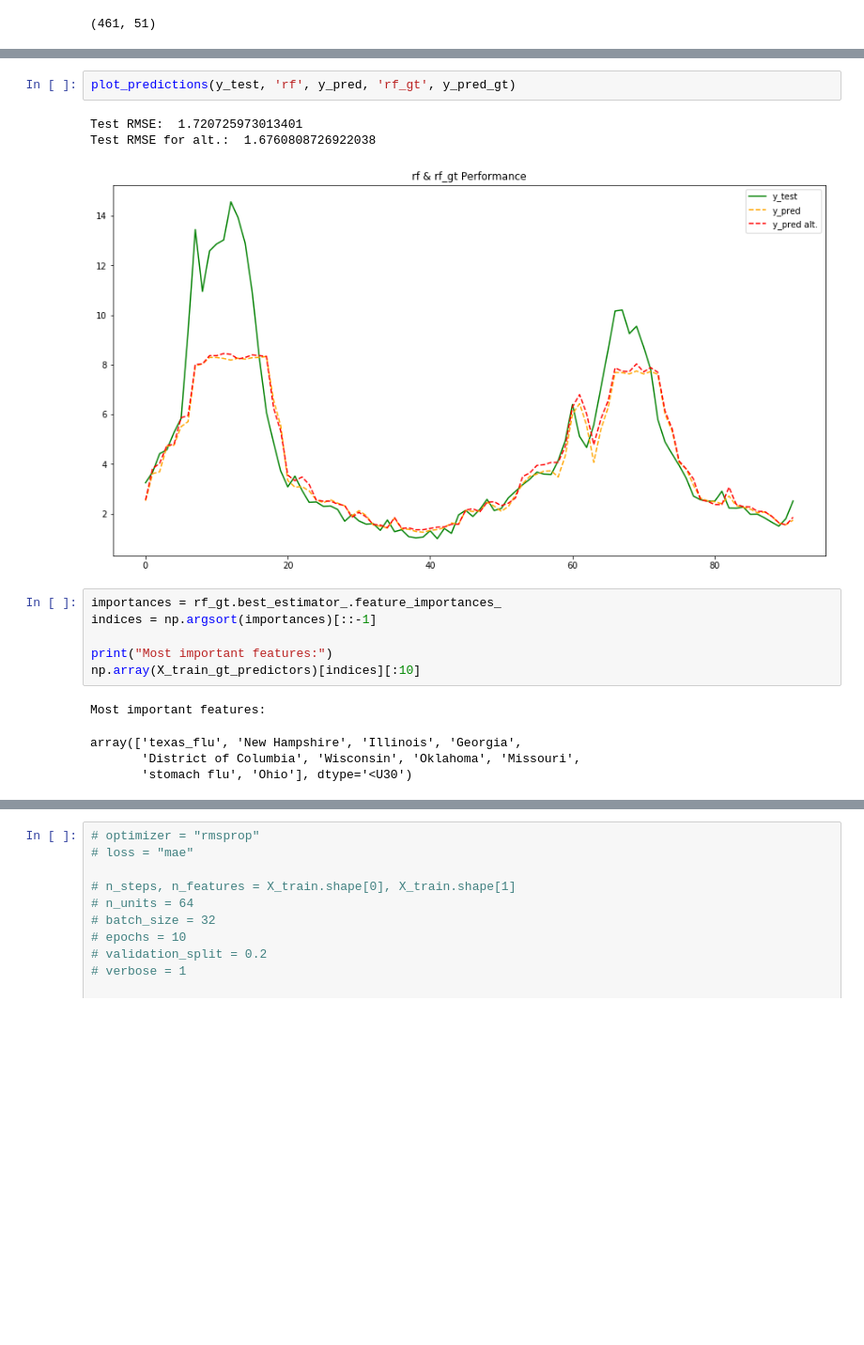
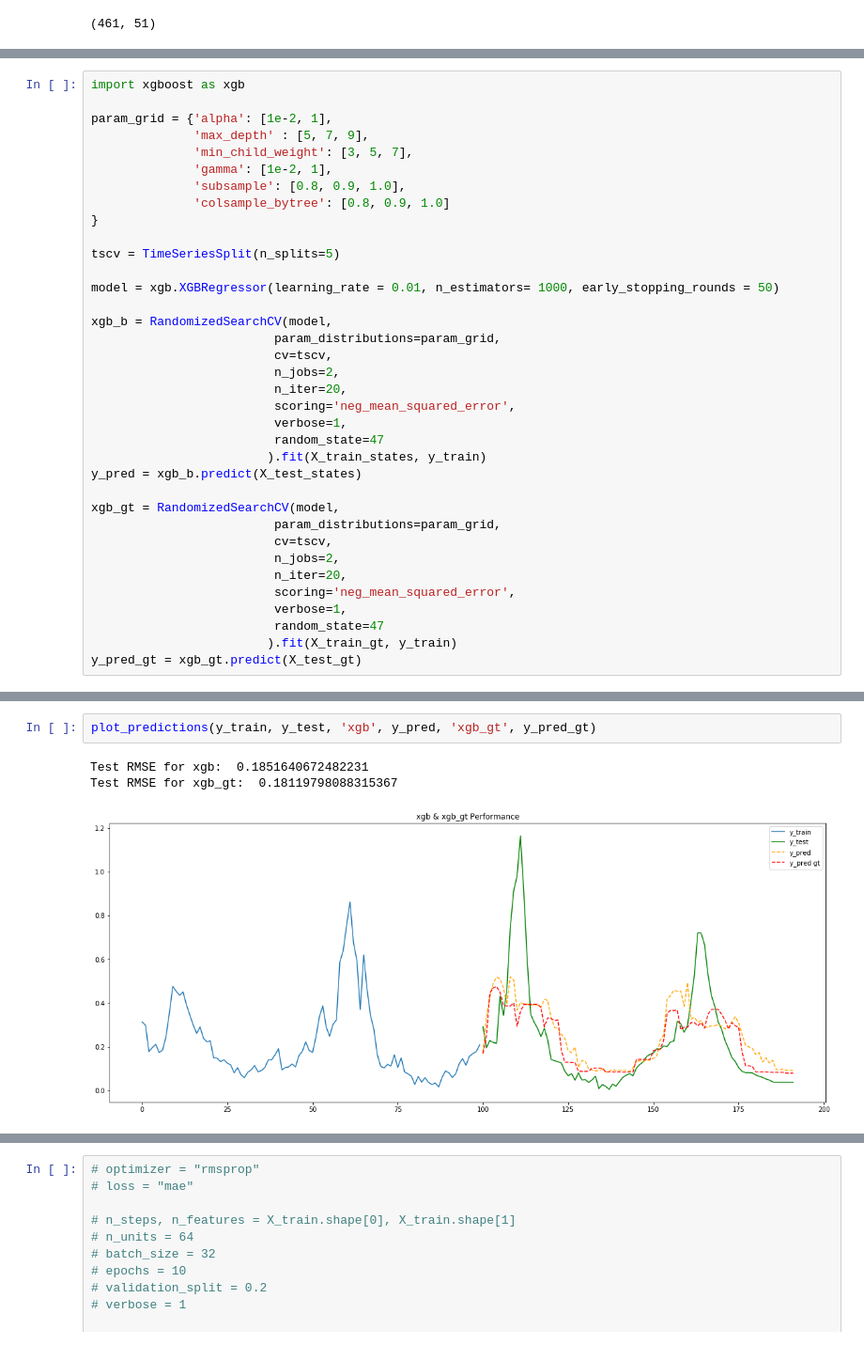
Before and after one commit to FiveSixSenvenEight/109B_flu_prediction, a Jupyter notebook: 02-analysis/01-ZXU.ipynb, the cells around one changed output, grey strips where cells are left out. Shown at 94% size. Drawn from its saved outputs; the diff is of its cells as text; blank space fills up the shorter version.

```diff
--- a/02-analysis/01-ZXU.ipynb
+++ b/02-analysis/01-ZXU.ipynb
@@ -102,0 +244,36 @@ plot_predictions(y_test, 'rf', y_pred, 'rf_gt', y_pred_gt)
+# %%
+import xgboost as xgb
+
+param_grid = {'alpha': [1e-2, 1],
+              'max_depth' : [5, 7, 9],
+              'min_child_weight': [3, 5, 7],
+              'gamma': [1e-2, 1],
+              'subsample': [0.8, 0.9, 1.0],
+              'colsample_bytree': [0.8, 0.9, 1.0]
+}
+
+tscv = TimeSeriesSplit(n_splits=5)
+
+model = xgb.XGBRegressor(learning_rate = 0.01, n_estimators= 1000, early_stopping_rounds = 50)
+
+xgb_b = RandomizedSearchCV(model,
+                         param_distributions=param_grid,
+                         cv=tscv,
+                         n_jobs=2,
+                         n_iter=20,
+                         scoring='neg_mean_squared_error',
+                         verbose=1,
+                         random_state=47
+                        ).fit(X_train_states, y_train)
+y_pred = xgb_b.predict(X_test_states)
+
+xgb_gt = RandomizedSearchCV(model,
+                         param_distributions=param_grid,
+                         cv=tscv,
+                         n_jobs=2,
+                         n_iter=20,
+                         scoring='neg_mean_squared_error',
+                         verbose=1,
+                         random_state=47
+                        ).fit(X_train_gt, y_train)
+y_pred_gt = xgb_gt.predict(X_test_gt)
@@ -103,17 +289,6 @@ plot_predictions(y_test, 'rf', y_pred, 'rf_gt', y_pred_gt)
 # %%
-plot_predictions(y_test, 'rf', y_pred, 'rf_gt', y_pred_gt)
+plot_predictions(y_train, y_test, 'xgb', y_pred, 'xgb_gt', y_pred_gt)
 # %% [output]
-Test RMSE:  1.720725973013401
-Test RMSE for alt.:  1.6760808726922038
+Test RMSE for xgb:  0.1851640672482231
+Test RMSE for xgb_gt:  0.18119798088315367
-[figure, old version]
+[figure, new version]
-# %%
-importances = rf_gt.best_estimator_.feature_importances_
-indices = np.argsort(importances)[::-1]
-
-print("Most important features:")
-np.array(X_train_gt_predictors)[indices][:10]
-# %% [output]
-Most important features:
-array(['texas_flu', 'New Hampshire', 'Illinois', 'Georgia',
-       'District of Columbia', 'Wisconsin', 'Oklahoma', 'Missouri',
-       'stomach flu', 'Ohio'], dtype='<U30')
```
Also changed, not shown: parts of 24 cells of this notebook.
